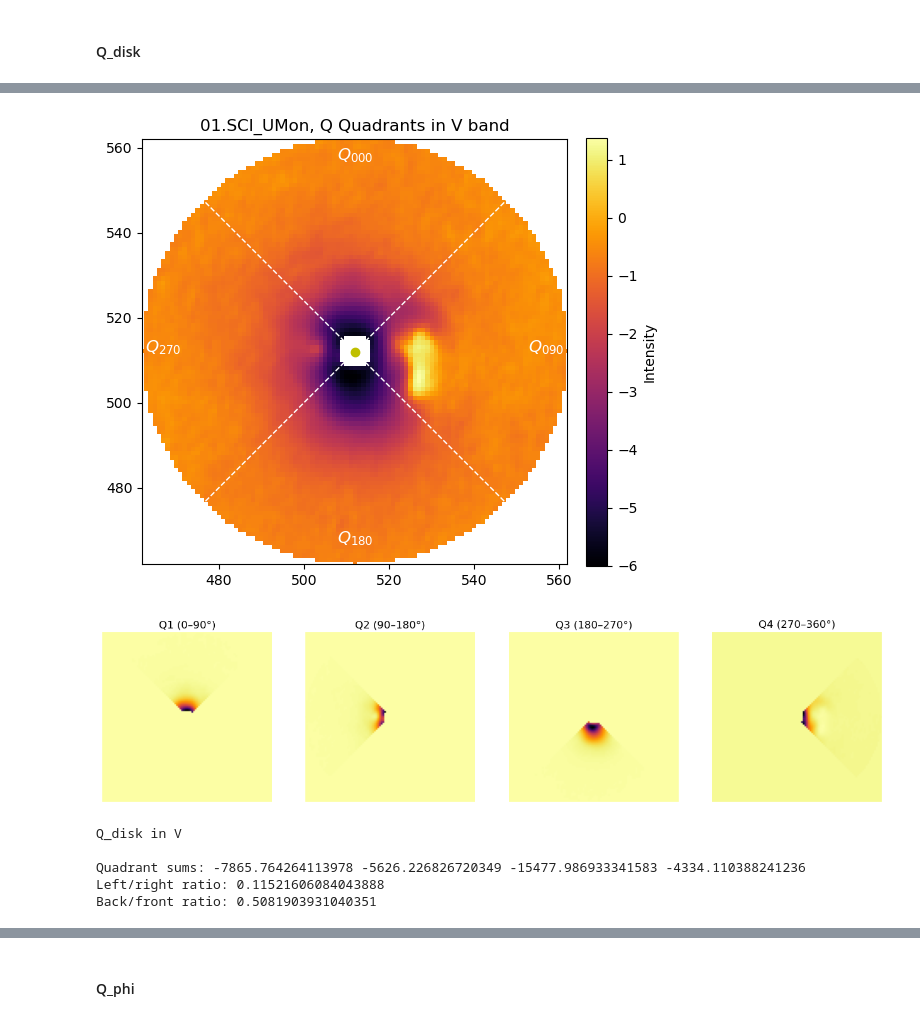
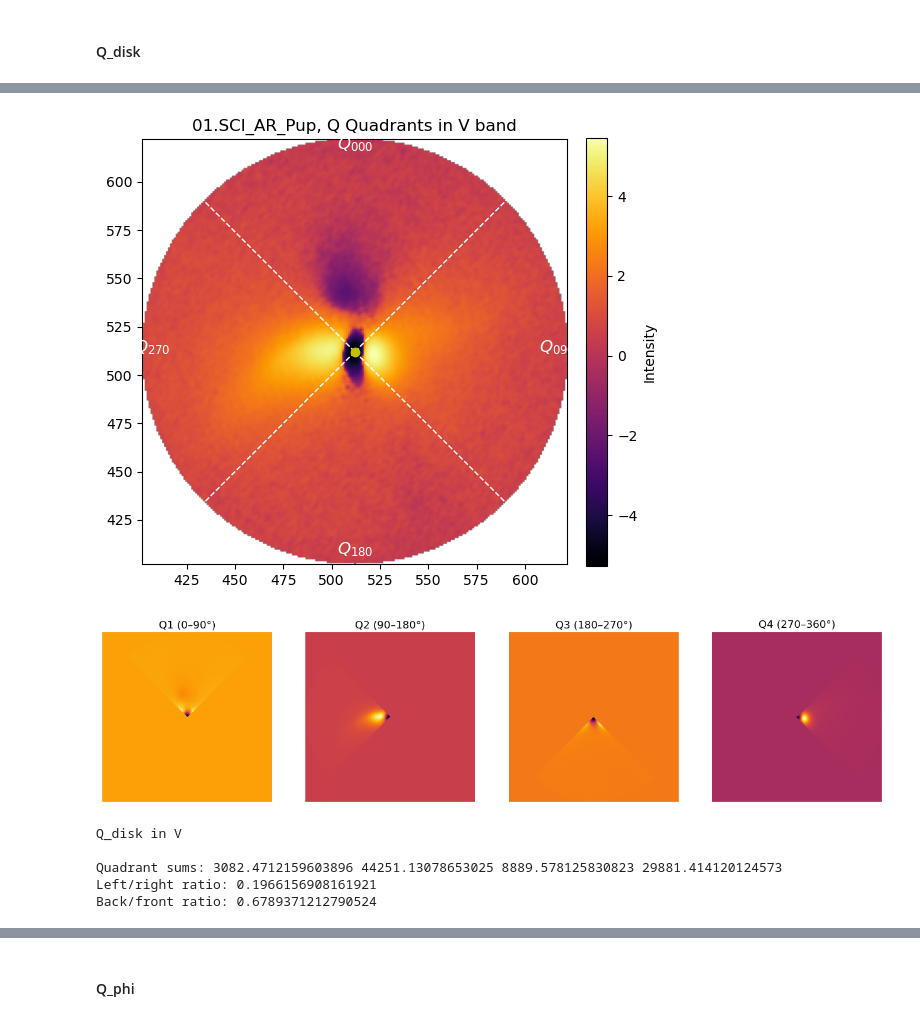
Before and after one commit to aksitadeo/spherediskanalysis, a Jupyter notebook: codes/main/st11.5_Both_HMS_Checks.ipynb, the cells around one changed output, grey strips where cells are left out. Saved outputs shown, nothing was run; the diff lists cells and outputs as text; code cells hidden in the pictures.

```diff
--- a/codes/main/st11.5_Both_HMS_Checks.ipynb
+++ b/codes/main/st11.5_Both_HMS_Checks.ipynb
@@ -87,7 +87,7 @@ ref_of_sci={'01.SCI_AR_Pup':'REF_HD75885','01.SCI_UMon':'01.SCI_UMon'} # the cor
 disk_incl_pa={'01.SCI_AR_Pup':[75,45],'UMon':[25,144],'01.SCI_UMon':[25,144],'V709_Car':[34,13],'HR4049_20190108':[49,63],'HR4049_20190107':[49,63],"HR4049_combined":[49,63],'HR4226':[0,1]} # Kluska_2019 for HR4049 V709Car, UMon from Andrych2023, AR Pup...have to check, this are from my table, HR4226 - just circle
 starnames = {'01.SCI_UMon':'U Mon','01.SCI_AR_Pup':'AR Pup'}
 
-star = stars[0]
+star = stars[-1]
 
 incl_pa=disk_incl_pa[star]
 
@@ -107,6 +107,13 @@ camera='ZIMPOL'
 ps=3.6        # ZIMPOL
 # ps = 12.27      # IRDIS
 
+target_bands = {
+    '01.SCI_AR_Pup': ['V', 'I'],
+    '01.SCI_UMon': ['V', 'I', 'H']
+}
+
+current_target = star
+
 # base directory
 dirdat0 = '/Users/aksitadeo/PycharmProjects/PythonProject/SPHERE_data/'+star+'/'
 # directory where data is stored
@@ -176,9 +186,9 @@ def rotatetodisk(dir, angle, stokes = 'Q_phi', band = 'I', lim = 110, verbose =
     return rotated_stokes
 # %%
 # omega is the angle at which the 'front' of the disk (i.e. brightest/closest) is located at the bottom
-omega_i = 131                       # U Mon= 131
-omega_v = 128                   # U Mon= 128
+omega_i = 345                    # UMon = 131 ; AR Pup = 345 - 20
+omega_v = 345                    # UMon = 128 ; AR Pup = 345
 
-q_phi_i = rotatetodisk(dirdat+'ZIMPOL/', omega_i, band='I', stokes='Q_phi',lim=80)
-q_phi_v = rotatetodisk(dirdat+'ZIMPOL/', omega_v, band='V', stokes='Q_phi',lim=80)
+q_phi_i = rotatetodisk(dirdat+'ZIMPOL/', omega_i, band='I', stokes='Q_phi',lim=110)
+q_phi_v = rotatetodisk(dirdat+'ZIMPOL/', omega_v, band='V', stokes='Q_phi',lim=110)
 # %% [output]
@@ -257,8 +265,8 @@ def transformtodisk(dir, angle, stokes = 'Q', band = 'I', lim = 110, verbose = T
 
     return rotated_stokes
 # %%
-q_i = transformtodisk(dirdat+'ZIMPOL/', omega_i, band='I', stokes='Q',lim=80)
-q_v = transformtodisk(dirdat+'ZIMPOL/', omega_v, band='V', stokes='Q',lim=80)
-u_i = transformtodisk(dirdat+'ZIMPOL/', omega_i, band='I', stokes='U',lim=80)
-u_v = transformtodisk(dirdat+'ZIMPOL/', omega_v, band='V', stokes='U',lim=80)
+q_i = transformtodisk(dirdat+'ZIMPOL/', omega_i, band='I', stokes='Q',lim=110)
+q_v = transformtodisk(dirdat+'ZIMPOL/', omega_v, band='V', stokes='Q',lim=110)
+u_i = transformtodisk(dirdat+'ZIMPOL/', omega_i, band='I', stokes='U',lim=110)
+u_v = transformtodisk(dirdat+'ZIMPOL/', omega_v, band='V', stokes='U',lim=110)
 # %% [output]
@@ -284,3 +290,3 @@ omega_rad = np.deg2rad(omega)
 # %%
-Q = q_h * np.cos(2 * omega_rad) - u_h * np.sin(2 * omega_rad)
-U = q_h * np.sin(2 * omega_rad) + u_h * np.cos(2 * omega_rad)
+q_i_norot = rotate(q_i, omega, reshape=False)
+u_i_norot = rotate(u_i, omega, reshape=False)
@@ -495,23 +479,23 @@ Back/front ratio: 0.4307178503758944
 # %%
 # Load + Quadrant Q_phi
-q_v_results = Q_quadrant_polarisation(q_v, center=(512,512),  r_in=4, r_out=50, stokes='Q',band='V')
+q_v_results = Q_quadrant_polarisation(q_v, center=(512,512),  r_in=0, r_out=110, stokes='Q',band='V')
 
 q_v_dQ_NS  = q_v_results["Q000_norm"] + q_v_results["Q090_norm"] - q_v_results["Q180_norm"] - q_v_results["Q270_norm"]
 q_v_dQ_EW  = q_v_results["Q090_norm"] + q_v_results["Q180_norm"] - q_v_results["Q000_norm"] - q_v_results["Q270_norm"]
 
 print("Q_disk in V")
 print(" ")
 print("Quadrant sums:", q_v_results["Q000"], q_v_results["Q090"], q_v_results["Q180"], q_v_results["Q270"])
 print("Left/right ratio:", q_v_results["ratios"]["090/270"])
 print("Back/front ratio:", q_v_results["ratios"]["000/180"])
 print(" ")
 # %% [output]
-[figure, old version]
+[figure, new version]
-[figure, old version]
+[figure, new version]
 Q_disk in V
 
-Quadrant sums: -7865.764264113978 -5626.226826720349 -15477.986933341583 -4334.110388241236
-Left/right ratio: 0.11521606084043888
-Back/front ratio: 0.5081903931040351
+Quadrant sums: 3082.4712159603896 44251.13078653025 8889.578125830823 29881.414120124573
+Left/right ratio: 0.1966156908161921
+Back/front ratio: 0.6789371212790524
 # %%
 # Load + Quadrant Q_phi
```
Also changed, not shown: parts of 47 cells of this notebook.
